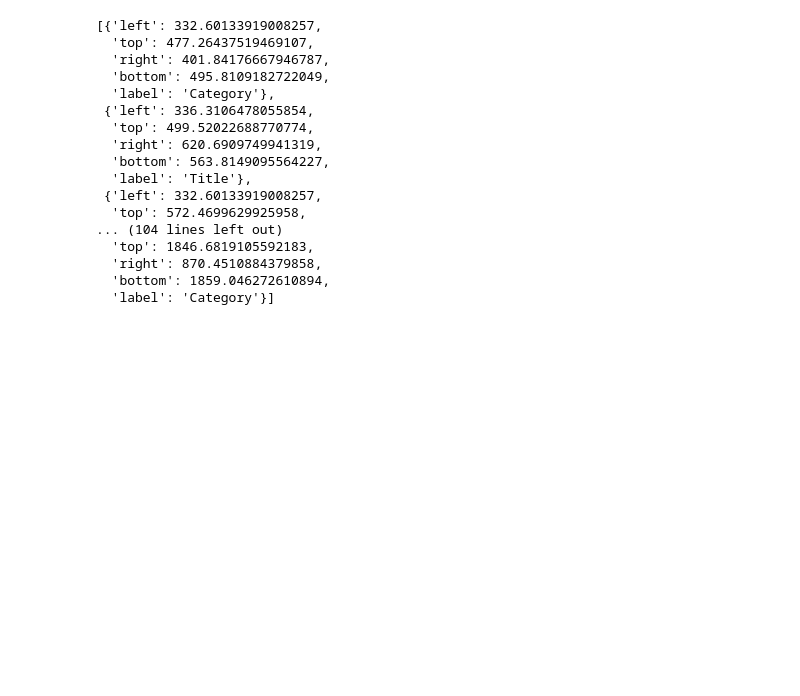
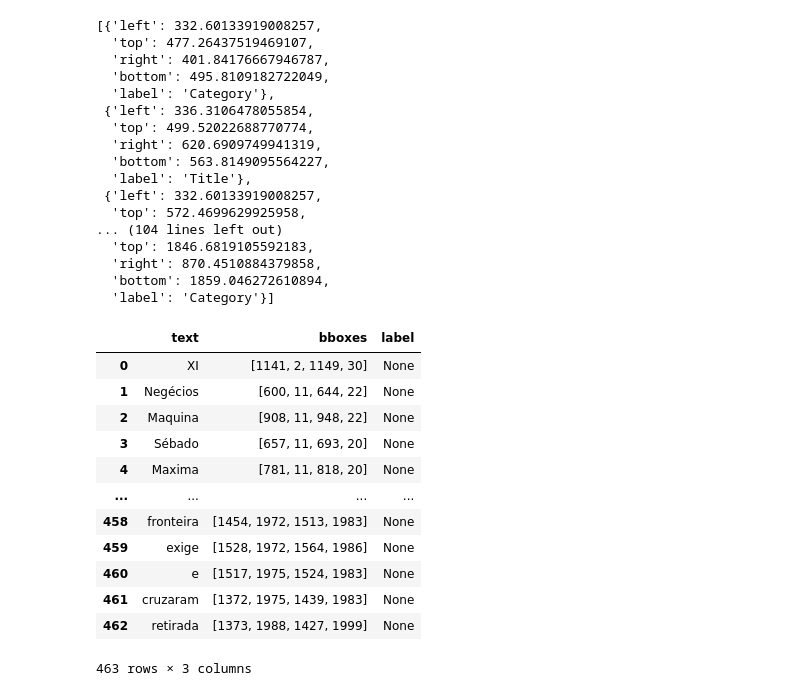
Before and after one commit to jfecunha/NewsSonar, a Jupyter notebook: notebooks/data_collection.ipynb, the cells around one changed output. Cells and saved outputs as stored; diff of their text form; code cells hidden in the pictures; blank space fills up the shorter version.

```diff
--- a/notebooks/data_collection.ipynb
+++ b/notebooks/data_collection.ipynb
@@ -303,3 +294,20 @@ annot_
   'label': 'Category'}]
 # %%
 _ = get_text_from_ocr(annot_, df_)
+# %%
+_ = pd.read_csv(glob.glob("../data/annotations/*")[0])
+_
+# %% [output]
+|  | text | bboxes | label |
+| 0 | XI | [1141, 2, 1149, 30] | None |
+| 1 | Negécios | [600, 11, 644, 22] | None |
+| 2 | Maquina | [908, 11, 948, 22] | None |
+| 3 | Sébado | [657, 11, 693, 20] | None |
+| 4 | Maxima | [781, 11, 818, 20] | None |
+| ... | ... | ... | ... |
+| 458 | fronteira | [1454, 1972, 1513, 1983] | None |
+| 459 | exige | [1528, 1972, 1564, 1986] | None |
+| 460 | e | [1517, 1975, 1524, 1983] | None |
+| 461 | cruzaram | [1372, 1975, 1439, 1983] | None |
+| 462 | retirada | [1373, 1988, 1427, 1999] | None |
+463 rows × 3 columns
```
Also changed, not shown: parts of 18 cells of this notebook, 5 other files.
